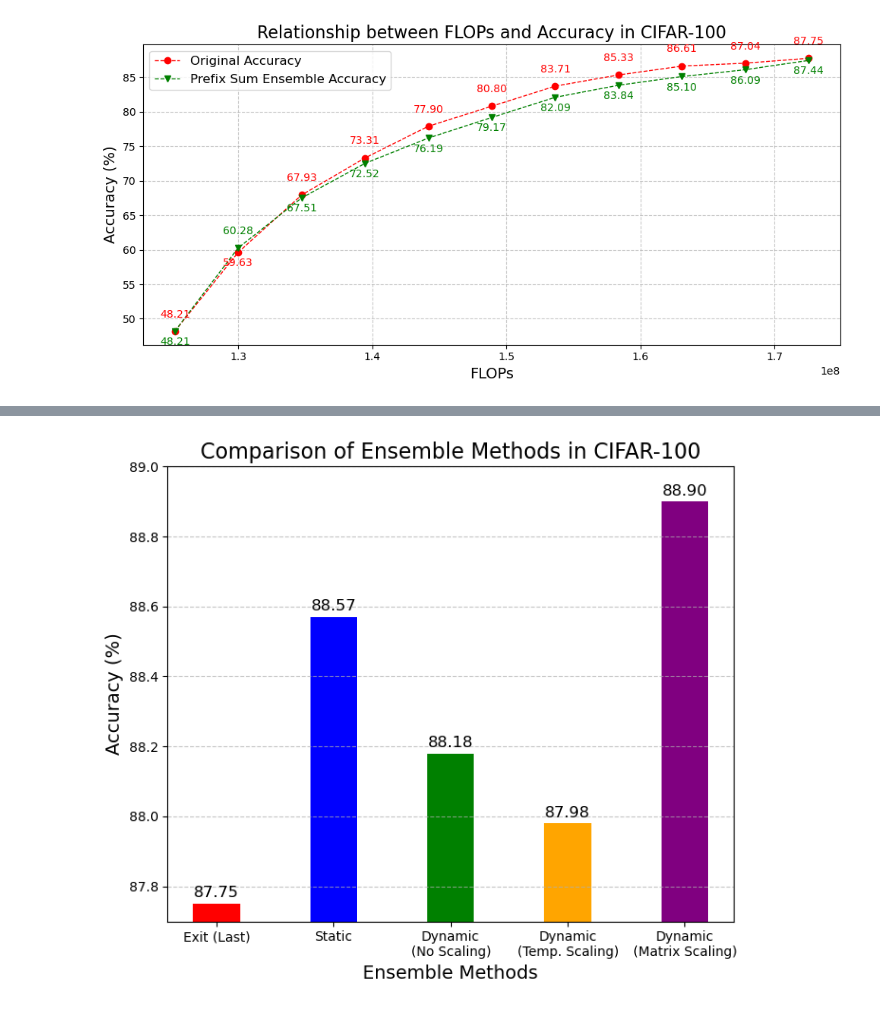
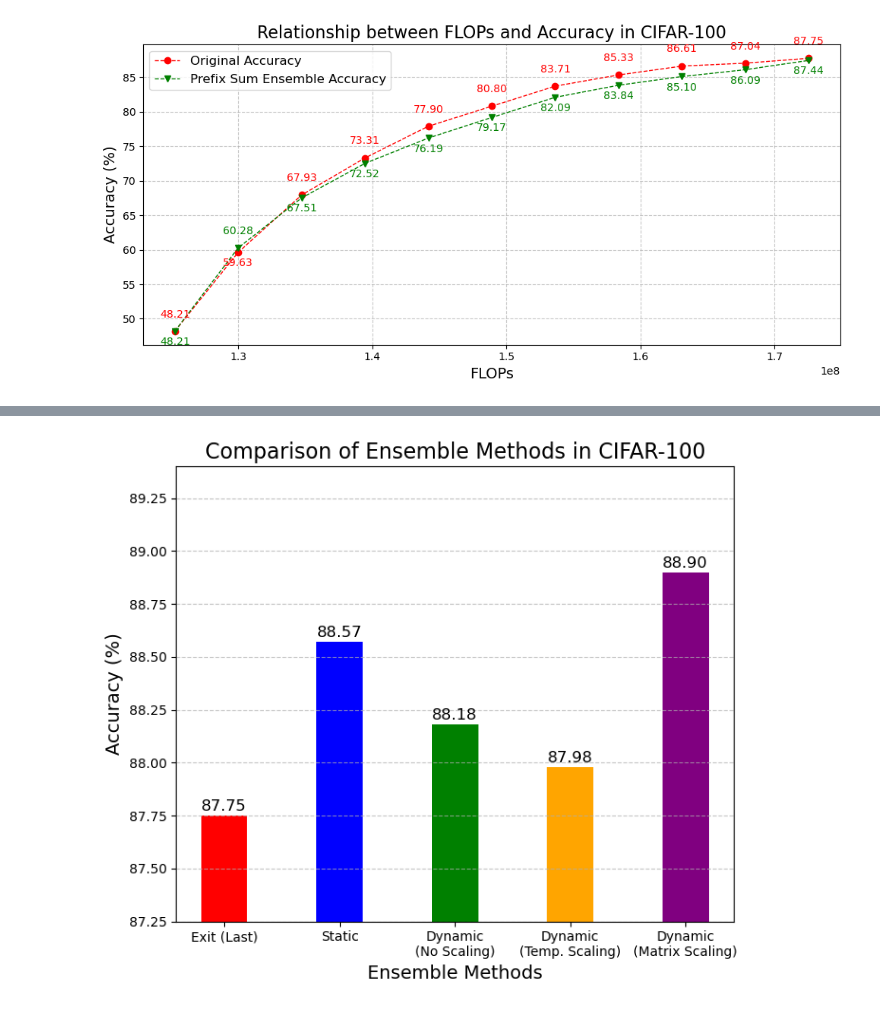
Before and after one commit to GooDongWoo/MEV, a Jupyter notebook: my_plot.ipynb, the cells around one changed output, grey strips where cells are left out. Drawn from its saved outputs; the diff is of its cells as text; code cells hidden in the pictures.

Commit message:
cache added

```diff
--- a/my_plot.ipynb
+++ b/my_plot.ipynb
@@ -0,0 +3,9 @@
+# %%
+import matplotlib.pyplot as plt
+import seaborn as sns
+import numpy as np
+import torch
+dataset_outdim = {'cifar10':10, 'cifar100':100,'imagenet':1000}
+data_choice = 'cifar10'
+cache_exp = torch.load(f'cache_exp_{data_choice}.pt')
+cache_exp.keys()
@@ -1,2 +143,11 @@
 # %% [markdown]
 ## CIFAR-100
+# %%
+import matplotlib.pyplot as plt
+import seaborn as sns
+import numpy as np
+import torch
+dataset_outdim = {'cifar10':10, 'cifar100':100,'imagenet':1000}
+data_choice = 'cifar100'
+cache_exp = torch.load(f'cache_exp_{data_choice}.pt')
+cache_exp.keys()
@@ -3,15 +156,9 @@
 # %%
-import matplotlib.pyplot as plt
-
 # Data: FLOPs and accuracy
 flops_actual = [125285476, 130010980, 134736484, 139461988, 144187492, 148912996,
                 153638500, 158364004, 163089508, 167815012, 172540516]
 origin_acc = [48.21, 59.63, 67.93, 73.31, 77.9, 80.8, 83.71, 85.33, 86.61, 87.04, 87.75]
-prefix_sum_ensemble_acc = [48.21, 60.28, 67.51, 72.52, 76.19, 79.17, 82.09, 83.84, 85.1, 86.09, 87.44]
-
-# Static ensemble best accuracy
-static_ensemble_flops = flops_actual[-1]  # Place at the last FLOPs value
-static_ensemble_acc = 88.57  # Best accuracy from static ensemble
+prefix_sum_ensemble_acc = cache_exp['prefix_sum_ensemble_acc']
 
 # Plot FLOPs vs Accuracy
 plt.figure(figsize=(10, 5))
@@ -32,10 +179,6 @@ for i, (flop, acc) in enumerate(zip(flops_actual, prefix_sum_ensemble_acc)):
     tmp_offset = -1 if i == 1 else 1
     plt.text(flop, acc - offset * tmp_offset, f"{acc:.2f}", fontsize=text_label_size, ha='center', color='green')
 
-# # Add static ensemble accuracy as a point
-# plt.scatter([static_ensemble_flops], [static_ensemble_acc], color='blue', marker ='o', label="Static Ensemble Best Accuracy", s=30, zorder=5)
-# plt.text(static_ensemble_flops, static_ensemble_acc + offset, f"{static_ensemble_acc:.2f}", fontsize=text_label_size, ha='center', color='blue')
-
 # Titles and labels
 plt.title("Relationship between FLOPs and Accuracy in CIFAR-100", fontsize=16)
 plt.xlabel("FLOPs", fontsize=14)
@@ -51,34 +254,31 @@ plt.show()
 # %%
-import matplotlib.pyplot as plt
-
 # Data: Ensemble methods and accuracies
 methods = [
     'Exit (Last)',
     "Static",
     "Dynamic\n(No Scaling)",
     "Dynamic\n(Temp. Scaling)",
     "Dynamic\n(Matrix Scaling)"
 ]
-accuracies = [87.75, 88.57, 88.18, 87.98, 88.9]
-
+accuracies = [origin_acc[-1], cache_exp['static_ensemble_acc'], cache_exp['Dynamic_No_Scaling'], cache_exp['Dynamic_TS_Scaling'], cache_exp['Dynamic_MS_Scaling']]
 # Plot bar chart
 plt.figure(figsize=(7, 6))
 bars = plt.bar(methods, accuracies, width=0.4, color=["red", "blue", "green", "orange", "purple"], alpha=1,)
 
 # Add data labels above bars
 for bar, acc in zip(bars, accuracies):
     plt.text(bar.get_x() + bar.get_width() / 2, bar.get_height() + 0.01, f"{acc:.2f}",
              ha='center', va='bottom', fontsize=12, color='black')
 
 # Titles and labels
 plt.title("Comparison of Ensemble Methods in CIFAR-100", fontsize=16)
 plt.ylabel("Accuracy (%)", fontsize=14)
 plt.xlabel("Ensemble Methods", fontsize=14)
-plt.ylim(87.70, 89.0)  # Adjust Y-axis limits for better visibility
+plt.ylim(accuracies[0]-0.5, accuracies[-1]+0.5)  # Adjust Y-axis limits for better visibility
 plt.grid(axis='y', linestyle='--', alpha=0.7)
 
 # Show the plot
 plt.tight_layout()
 plt.show()
 # %% [output]
-[figure, old version]
+[figure, new version]
```
Also changed, not shown: parts of 11 cells of this notebook, 9 other files.
